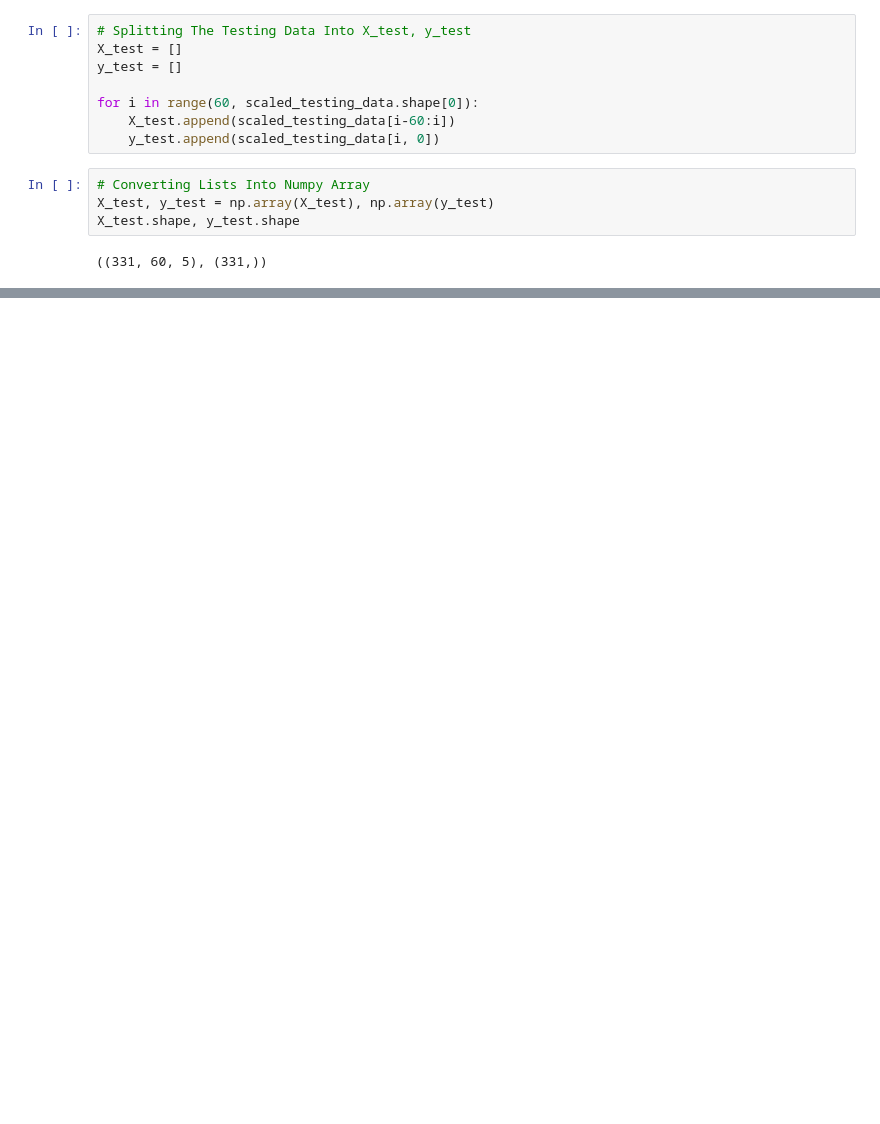
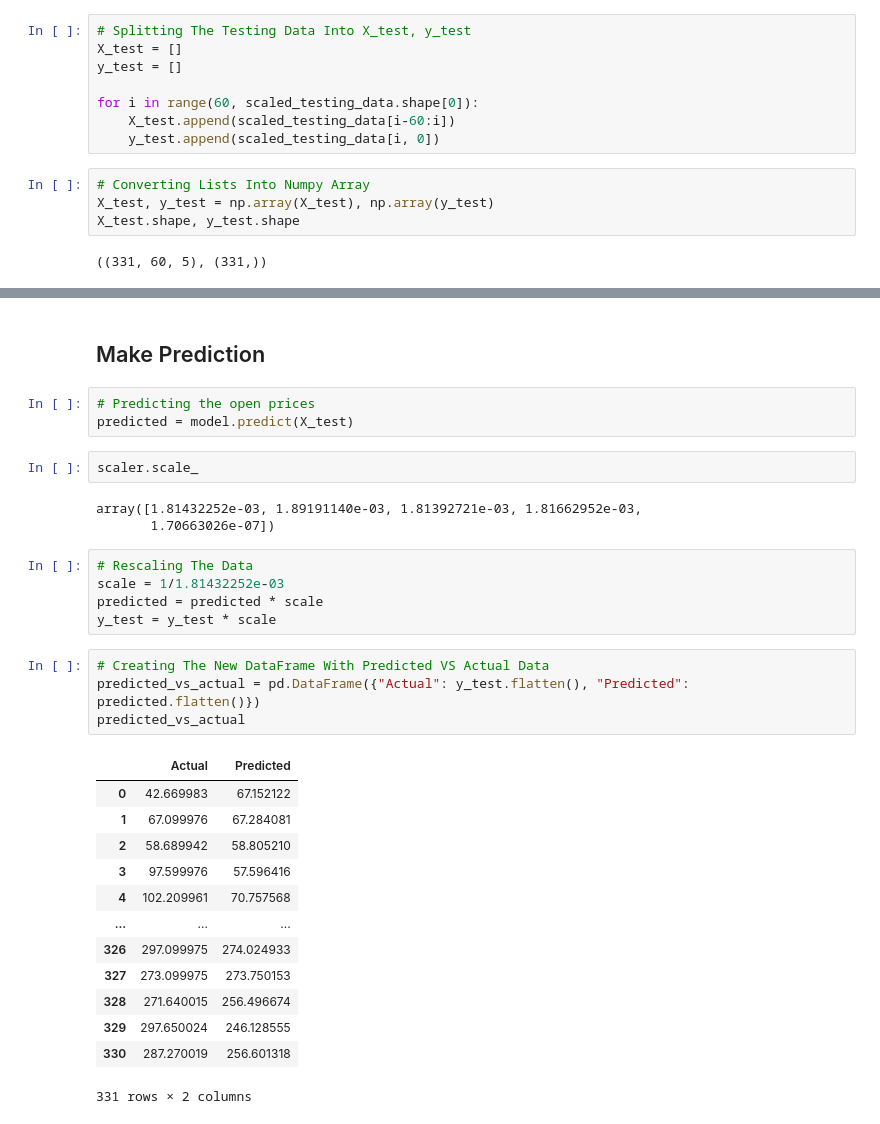
Before and after one commit to marks5dawkins/google_stock_prediction, a Jupyter notebook: Untitled.ipynb, the cells around one changed output, grey strips where cells are left out. Cells and saved outputs as stored; diff of their text form; blank space fills up the shorter version.

Commit message:
predicted open prices

```diff
--- a/Untitled.ipynb
+++ b/Untitled.ipynb
@@ -244,0 +248,33 @@ X_test.shape, y_test.shape
+# %% [markdown]
+## Make Prediction
+# %%
+# Predicting the open prices
+predicted = model.predict(X_test)
+# %%
+scaler.scale_
+# %% [output]
+array([1.81432252e-03, 1.89191140e-03, 1.81392721e-03, 1.81662952e-03,
+       1.70663026e-07])
+# %%
+# Rescaling The Data
+scale = 1/1.81432252e-03
+predicted = predicted * scale
+y_test = y_test * scale
+# %%
+# Creating The New DataFrame With Predicted VS Actual Data
+predicted_vs_actual = pd.DataFrame({"Actual": y_test.flatten(), "Predicted": predicted.flatten()})
+predicted_vs_actual
+# %% [output]
+|  | Actual | Predicted |
+| 0 | 42.669983 | 67.152122 |
+| 1 | 67.099976 | 67.284081 |
+| 2 | 58.689942 | 58.805210 |
+| 3 | 97.599976 | 57.596416 |
+| 4 | 102.209961 | 70.757568 |
+| ... | ... | ... |
+| 326 | 297.099975 | 274.024933 |
+| 327 | 273.099975 | 273.750153 |
+| 328 | 271.640015 | 256.496674 |
+| 329 | 297.650024 | 246.128555 |
+| 330 | 287.270019 | 256.601318 |
+331 rows × 2 columns
```
Also changed, not shown: parts of 2 cells of this notebook.
